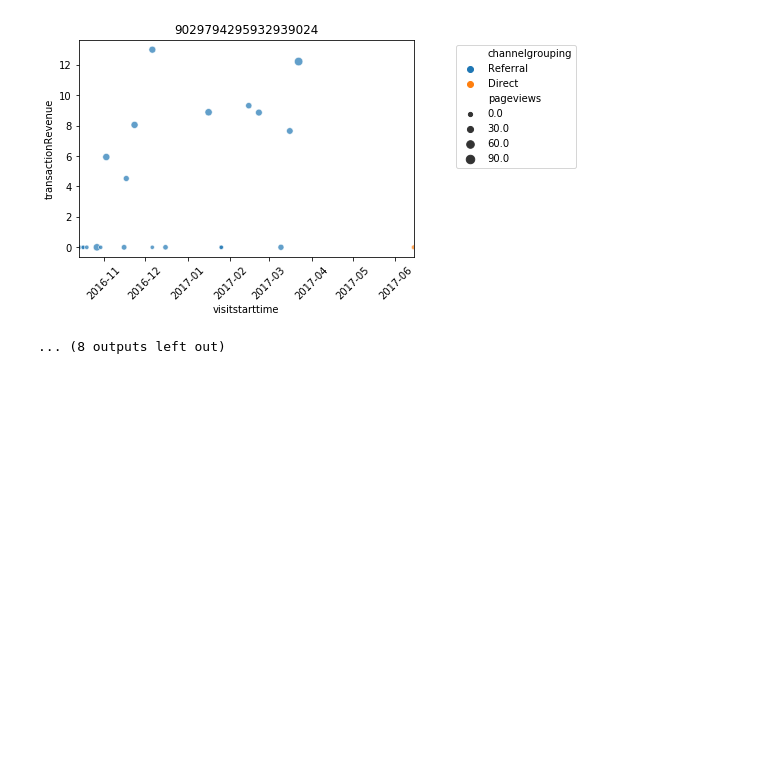
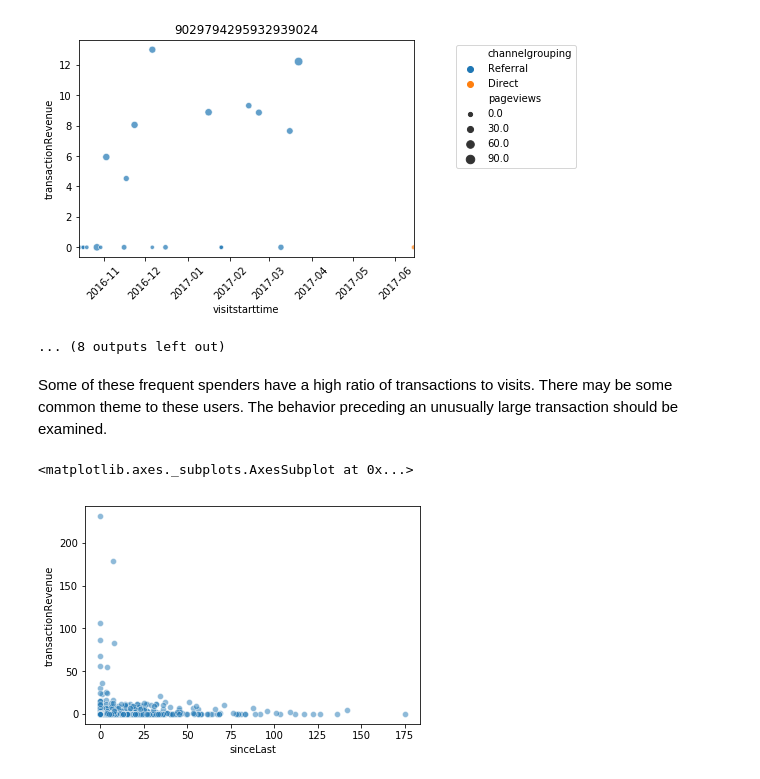
Before and after one commit to romandtse07/google_analytics_kaggle, a Jupyter notebook: SQL.ipynb, the cells around one changed output. Cells and saved outputs as stored; diff of their text form; code cells hidden in the pictures; blank space fills up the shorter version.

```diff
--- a/SQL.ipynb
+++ b/SQL.ipynb
@@ -610,6 +614,9 @@ for set_name in ['train', 'test']:
         for field in json_fields[set_name][column].values:
             if len(field_vals[set_name][column][field[0]]) == 1:
                 useless_fields[set_name].update(field)
+# %%
+with open('./pickles/useless_fields.pkl', 'wb') as f:
+    pickle.dump(useless_fields, f)
 # %%
 useless_fields['train'].symmetric_difference(useless_fields['test'])
 # %% [output]
@@ -678,2 +657,0 @@ top_spender = dictUnravel(top_spender)
-# %%
-freq_spender = dictUnravel(freq_spender)
@@ -760,3 +680,16 @@ for spender in freq_order.fullvisitorid.unique()[:20]:
 [figure]
 [figure]
 ... (8 outputs left out)
+# %% [markdown]
+Some of these frequent spenders have a high ratio of transactions to visits.  There may be some common theme to these users. The behavior preceding an unusually large transaction should be examined.
+# %%
+sns.scatterplot(
+    x = 'sinceLast',
+    y = 'transactionRevenue',
+    data = freq_spender.sort_values(['fullvisitorid', 'visitstarttime'])\
+    .assign(sinceLast = lambda df: df.groupby('fullvisitorid').visitstarttime.diff().map(lambda x: x.days)),
+    alpha = 0.5
+)
+# %% [output]
+<matplotlib.axes._subplots.AxesSubplot at 0x...>
+[figure, added]
```
Also changed, not shown: parts of 37 cells of this notebook, 7 other files.
